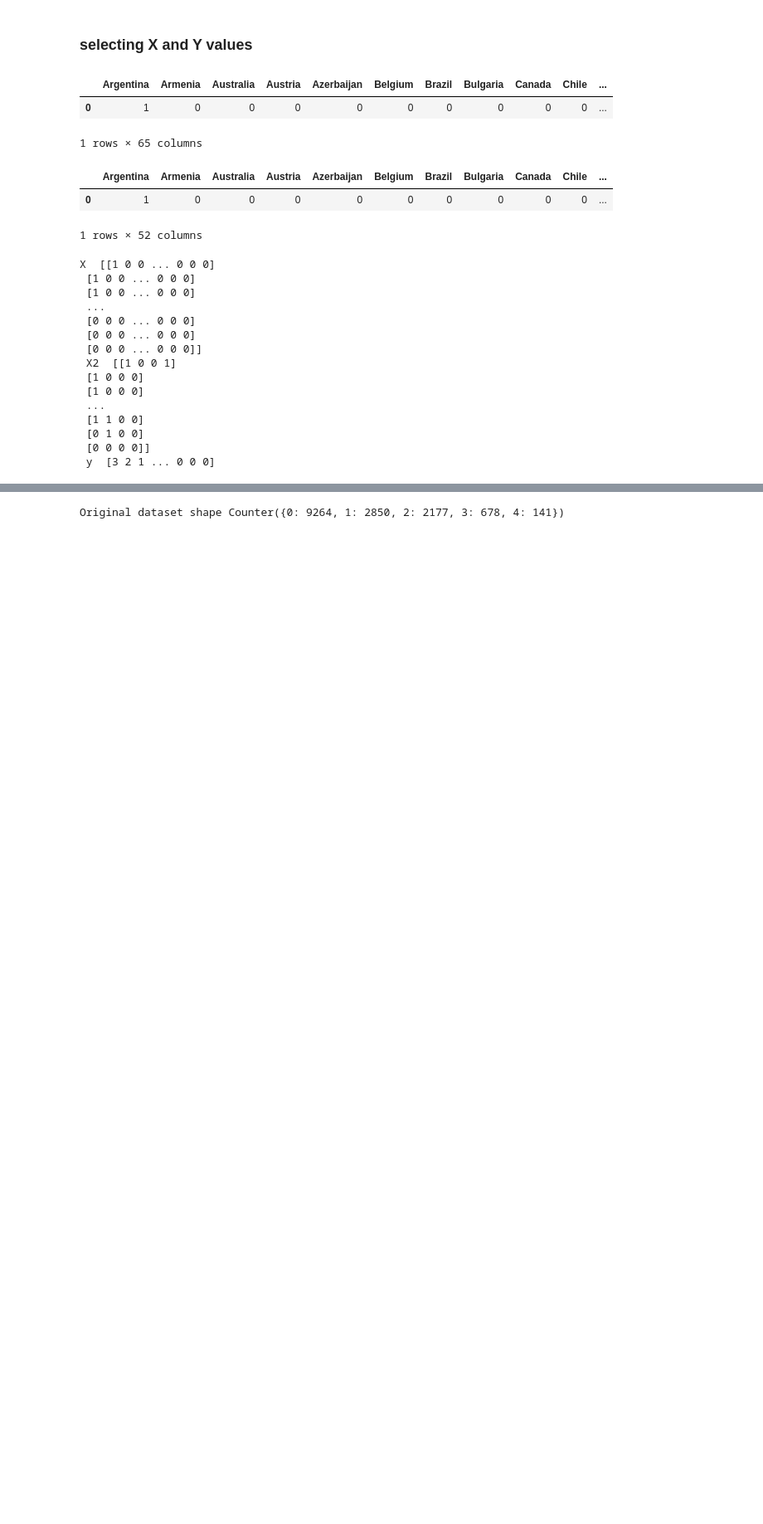
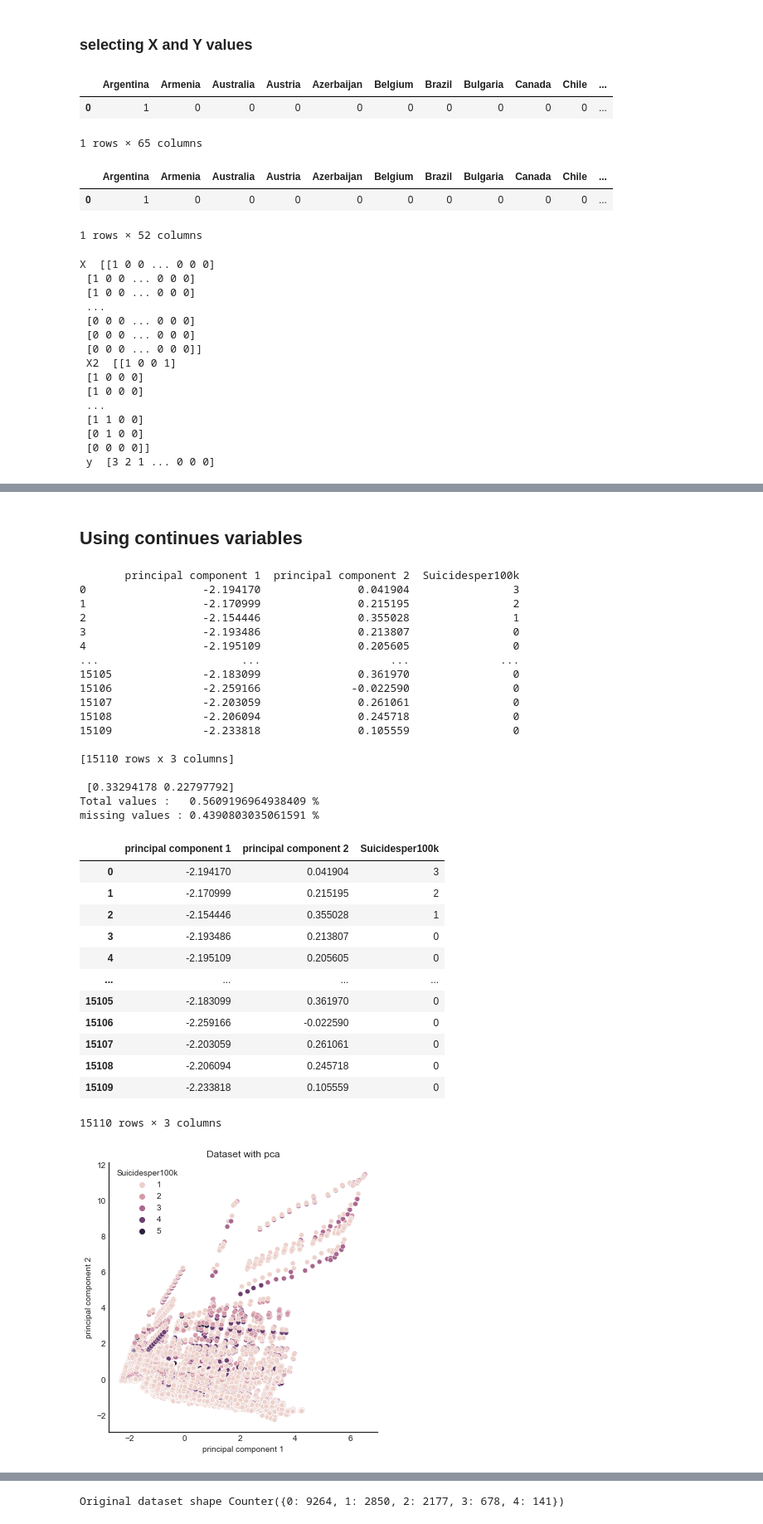
Before and after one commit to daasdemha/Sucide_prediction, a Jupyter notebook: X_and_y_selection.ipynb, the cells around one changed output, grey strips where cells are left out. Shown at 83% size. Drawn from its saved outputs; the diff is of its cells as text; code cells hidden in the pictures; blank space fills up the shorter version.

```diff
--- a/X_and_y_selection.ipynb
+++ b/X_and_y_selection.ipynb
@@ -924,0 +1028,39 @@ X  [[1 0 0 ... 0 0 0]
+# %% [markdown]
+## Using continues variables
+# %%
+X_pca = sucidedataframe.iloc[:, 55:].values
+# %%
+pcafuntion(X_pca,2 ,['principal component 1','principal component 2'], sucidedataframe[["Suicidesper100k"]], "Suicidesper100k", [1,2,3,4,5])
+# %% [output]
+       principal component 1  principal component 2  Suicidesper100k
+0                  -2.194170               0.041904                3
+1                  -2.170999               0.215195                2
+2                  -2.154446               0.355028                1
+3                  -2.193486               0.213807                0
+4                  -2.195109               0.205605                0
+...                      ...                    ...              ...
+15105              -2.183099               0.361970                0
+15106              -2.259166              -0.022590                0
+15107              -2.203059               0.261061                0
+15108              -2.206094               0.245718                0
+15109              -2.233818               0.105559                0
+
+[15110 rows x 3 columns]
+
+ [0.33294178 0.22797792]
+Total values :   0.5609196964938409 %
+missing values : 0.4390803035061591 %
+|  | principal component 1 | principal component 2 | Suicidesper100k |
+| 0 | -2.194170 | 0.041904 | 3 |
+| 1 | -2.170999 | 0.215195 | 2 |
+| 2 | -2.154446 | 0.355028 | 1 |
+| 3 | -2.193486 | 0.213807 | 0 |
+| 4 | -2.195109 | 0.205605 | 0 |
+| ... | ... | ... | ... |
+| 15105 | -2.183099 | 0.361970 | 0 |
+| 15106 | -2.259166 | -0.022590 | 0 |
+| 15107 | -2.203059 | 0.261061 | 0 |
+| 15108 | -2.206094 | 0.245718 | 0 |
+| 15109 | -2.233818 | 0.105559 | 0 |
+15110 rows × 3 columns
+[figure, added]
```
Also changed, not shown: parts of 57 cells of this notebook, 6 other files.
